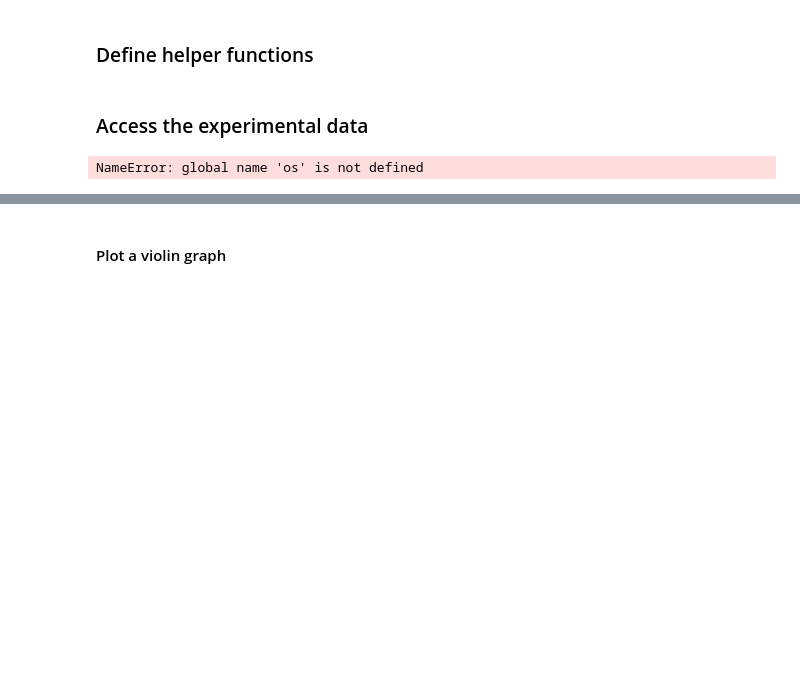
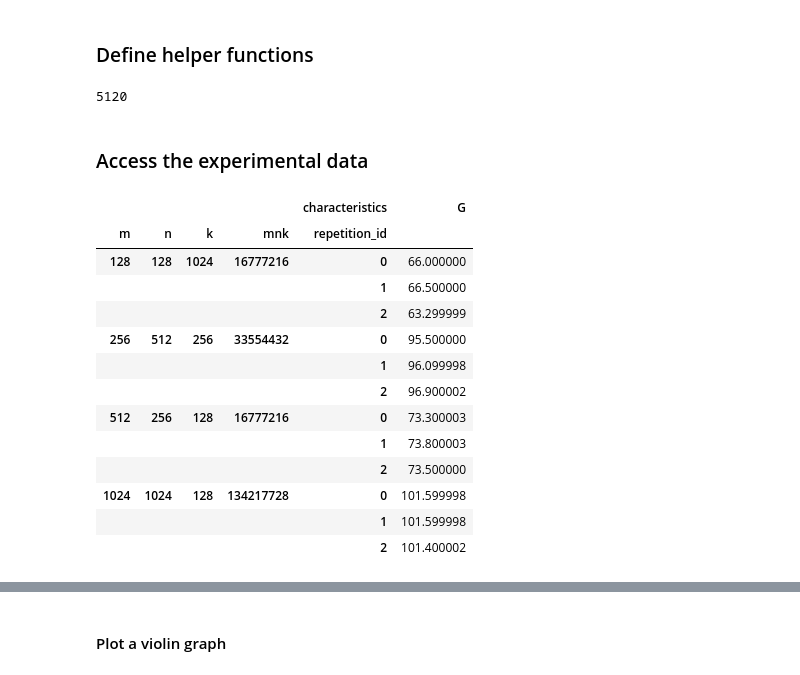
Before and after one commit to ctuning/ck-math, a Jupyter notebook: script/explore-clblast-matrix-size/clblast-tuning-analysis.ipynb, the cells around one changed output, grey strips where cells are left out. Cells and saved outputs as stored; diff of their text form; code cells hidden in the pictures; blank space fills up the shorter version.

```diff
--- a/script/explore-clblast-matrix-size/clblast-tuning-analysis.ipynb
+++ b/script/explore-clblast-matrix-size/clblast-tuning-analysis.ipynb
@@ -100,6 +104,16 @@ def GFLOPS(kernel, run_characteristics, time_ms):
         return (1e-9 * xgemm_flops(alpha, beta, M, K, N)) / (1e-3 * time_ms)
     else:
         return (-1.0)
+# %%
+convert2int('5K')
+# %% [output]
+5120
+# %%
+def convert2int(s):
+    if s[-1]=='K':
+        return np.int64(s[0:-1])*1024
+    else:
+        return np.int64(s)
 # %%
 def args_str(kernel, run):
     args = ''
@@ -135,32 +149,53 @@ def get_experimental_results(repo_uoa='local', tags='explore-clblast-matrix-size
                 data = [
                     {
                         'repetition_id': repetition_id,
-                        'strategy'  : tuner_output['strategy'],
-                        'config_id': config_id,
-                        'config' : config['parameters'],
-                        'kernel' : config['kernel'],
-                        'args_id' : args_str(config['kernel'], characteristics['run']),
-                        'ms' : np.float64(config['time']),
-                        'GFLOPS' : GFLOPS(config['kernel'], characteristics['run'], config['time'])
+                        'm': convert2int(characteristics['run']['m'][0]),
+                        'n': convert2int(characteristics['run']['n'][0]),
+                        'k': convert2int(characteristics['run']['k'][0]),
+                        'mnk': convert2int(characteristics['run']['m'][0]) * convert2int(characteristics['run']['n'][0]) * convert2int(characteristics['run']['k'][0]),
+                        'G': np.float32(characteristics['run']['GFLOPS_1'][0])
+                        #'strategy'  : tuner_output['strategy'],
+                        #'config_id': config_id,
+                        #'config' : config['parameters'],
+                        #'kernel' : config['kernel']
+                        #'args_id' : args_str(config['kernel'], characteristics['run']),
+                        #'ms' : np.float64(config['time']),
+                        #'GFLOPS' : GFLOPS(config['kernel'], characteristics['run'], config['time'])
                     }
                     for (repetition_id, characteristics) in zip(range(num_repetitions), characteristics_list)
-                    for tuner_output in characteristics['run']['data']
-                    for (config_id, config) in zip(range(len(tuner_output['result'])), tuner_output['result'])
+                    #for (m,n,k,G,) in characteristics['run']
+                    #for (config_id, config) in zip(range(len(tuner_output['result'])), tuner_output['result'])
                 ]
-            # Construct a DataFrame.
+            #print data
+             #Construct a DataFrame.
             df = pd.DataFrame(data)
             # Set columns and index names.
             df.columns.name = 'characteristics'
             df.index.name = 'index'
-            df = df.set_index([ 'kernel', 'strategy', 'args_id', 'config_id', 'repetition_id' ])
+            df = df.set_index(['m', 'n', 'k','mnk', 'repetition_id'])
             # Append to the list of similarly constructed DataFrames.
             dfs.append(df)
     # Concatenate all constructed DataFrames (i.e. stack on top of each other).
     result = pd.concat(dfs)
     return result.sortlevel(result.index.names)
 # %%
-df = get_experimental_results(tags='explore-clblast-matrix-size,xgemm_direct-fp32')
+df = get_experimental_results(tags='explore-clblast-matrix-size-client')
 pd.options.display.max_columns = len(df.columns)
 pd.options.display.max_rows = len(df.index)
+
+df
 # %% [output]
-NameError: global name 'os' is not defined
+|  |  |  |  | characteristics | G |
+| m | n | k | mnk | repetition_id |  |
+| 128 | 128 | 1024 | 16777216 | 0 | 66.000000 |
+|  |  |  |  | 1 | 66.500000 |
+|  |  |  |  | 2 | 63.299999 |
+| 256 | 512 | 256 | 33554432 | 0 | 95.500000 |
+|  |  |  |  | 1 | 96.099998 |
+|  |  |  |  | 2 | 96.900002 |
+| 512 | 256 | 128 | 16777216 | 0 | 73.300003 |
+|  |  |  |  | 1 | 73.800003 |
+|  |  |  |  | 2 | 73.500000 |
+| 1024 | 1024 | 128 | 134217728 | 0 | 101.599998 |
+|  |  |  |  | 1 | 101.599998 |
+|  |  |  |  | 2 | 101.400002 |
```
Also changed, not shown: parts of 8 cells of this notebook, 4 other files.
